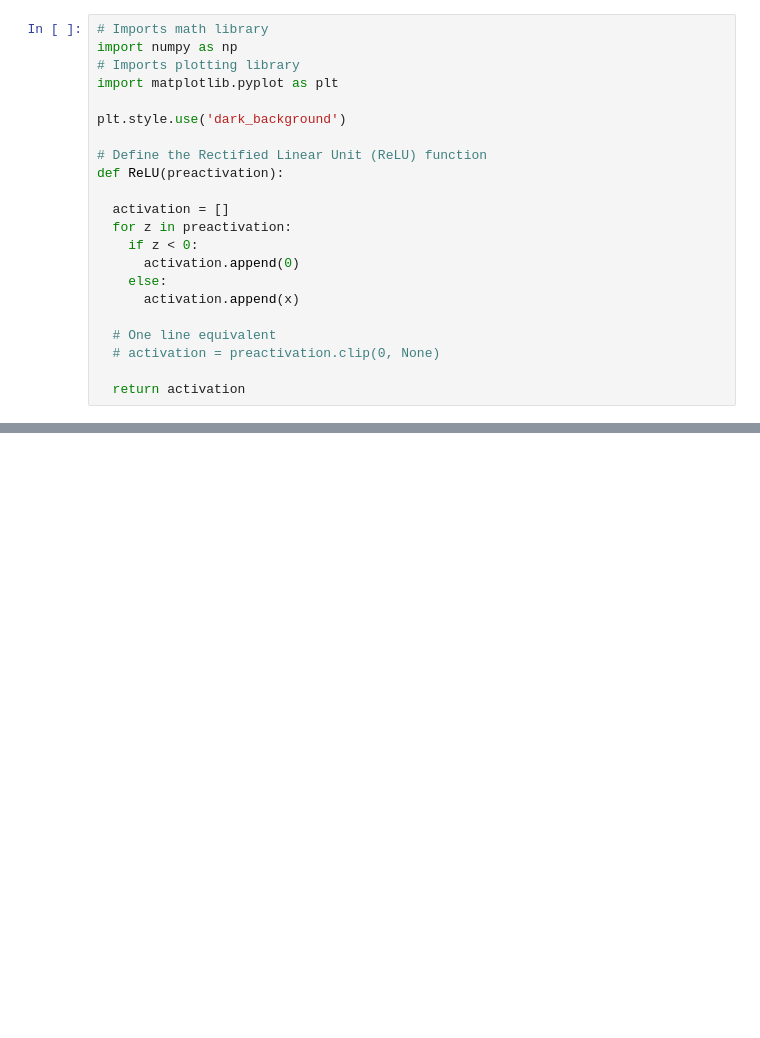
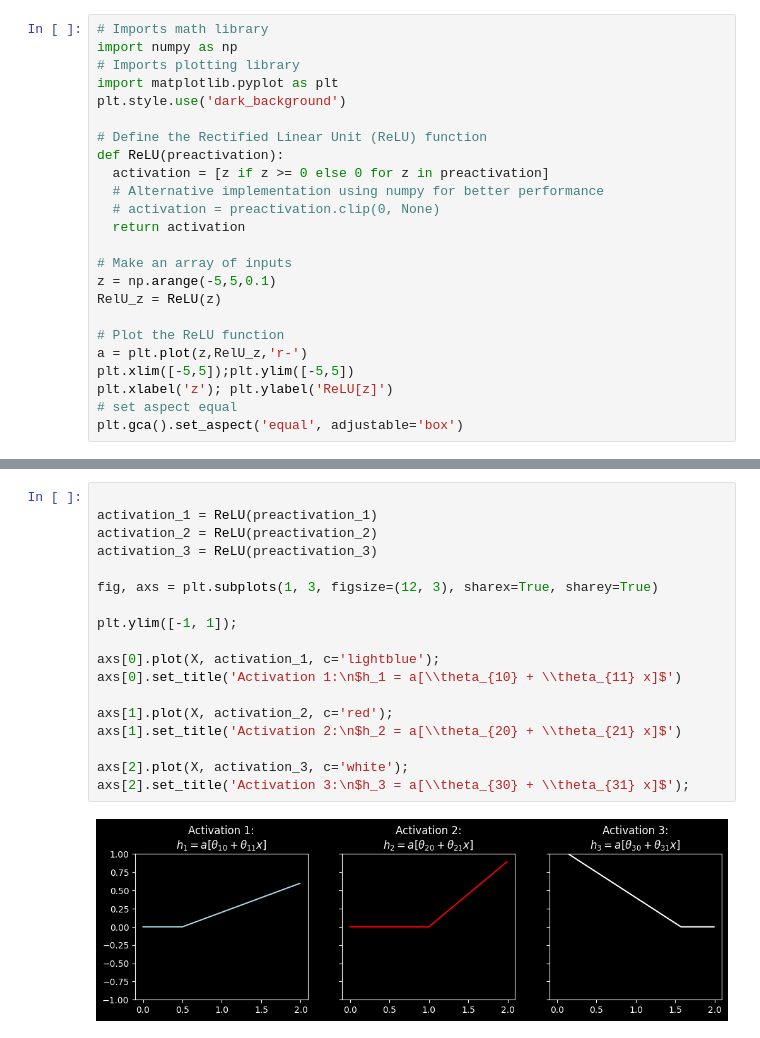
Before and after one commit to fahadsultan/csc372, a Jupyter notebook: snn.ipynb, the cells around one changed output, grey strips where cells are left out. Cells and saved outputs as stored; diff of their text form; blank space fills up the shorter version.

```diff
--- a/snn.ipynb
+++ b/snn.ipynb
@@ -54,20 +79,22 @@ $$
 import numpy as np
 # Imports plotting library
 import matplotlib.pyplot as plt
-
 plt.style.use('dark_background')
 
 # Define the Rectified Linear Unit (ReLU) function
 def ReLU(preactivation):
+  activation = [z if z >= 0 else 0 for z in preactivation]
+  # Alternative implementation using numpy for better performance
+  # activation = preactivation.clip(0, None)
+  return activation
 
-  activation = []
-  for z in preactivation:
-    if z < 0:
-      activation.append(0)
-    else:
-      activation.append(x)
+# Make an array of inputs
+z = np.arange(-5,5,0.1)
+RelU_z = ReLU(z)
 
-  # One line equivalent
-  # activation = preactivation.clip(0, None)
-
-  return activation
+# Plot the ReLU function
+a = plt.plot(z,RelU_z,'r-')
+plt.xlim([-5,5]);plt.ylim([-5,5])
+plt.xlabel('z'); plt.ylabel('ReLU[z]')
+# set aspect equal
+plt.gca().set_aspect('equal', adjustable='box')
@@ -87,0 +175,20 @@ plt.show()
+# %%
+
+activation_1 = ReLU(preactivation_1)
+activation_2 = ReLU(preactivation_2)
+activation_3 = ReLU(preactivation_3)
+
+fig, axs = plt.subplots(1, 3, figsize=(12, 3), sharex=True, sharey=True)
+
+plt.ylim([-1, 1]);
+
+axs[0].plot(X, activation_1, c='lightblue');
+axs[0].set_title('Activation 1:\n$h_1 = a[\\theta_{10} + \\theta_{11} x]$')
+
+axs[1].plot(X, activation_2, c='red');
+axs[1].set_title('Activation 2:\n$h_2 = a[\\theta_{20} + \\theta_{21} x]$')
+
+axs[2].plot(X, activation_3, c='white');
+axs[2].set_title('Activation 3:\n$h_3 = a[\\theta_{30} + \\theta_{31} x]$');
+# %% [output]
+[figure, added]
```
Also changed, not shown: parts of 24 cells of this notebook, 27 other files.
